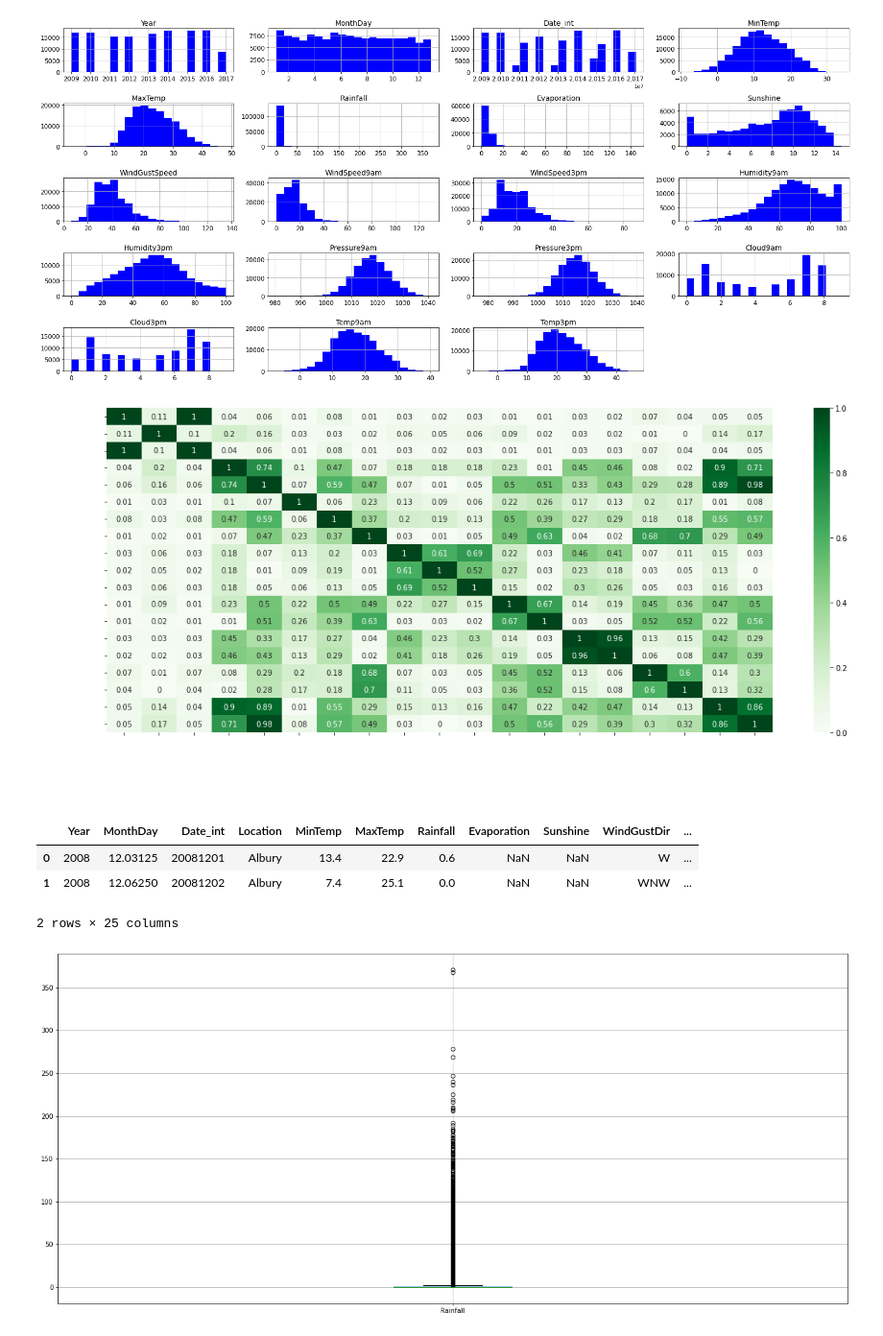
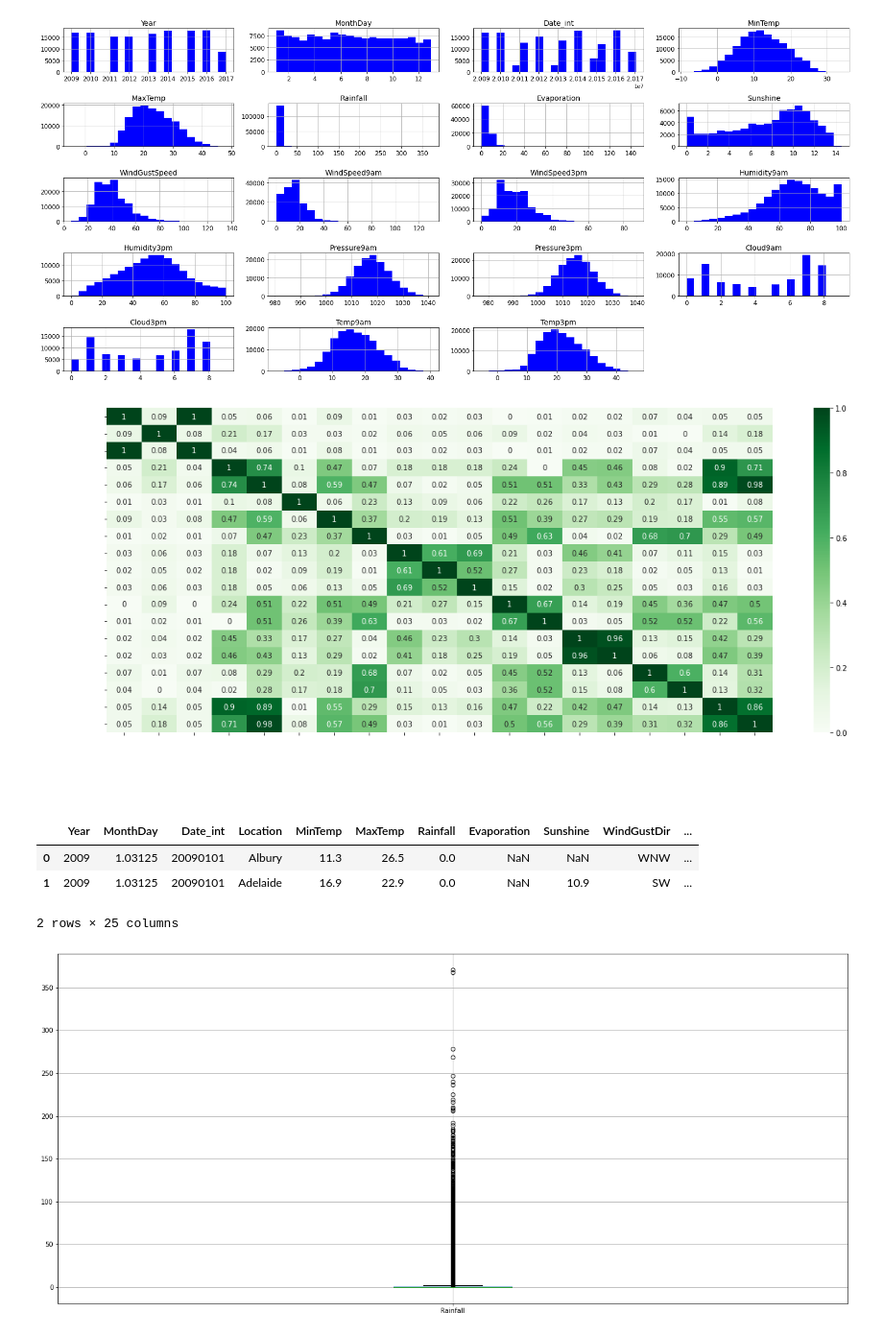
Before and after one commit to ezeguins/analisis_datos_TP, a Jupyter notebook: visualization2.ipynb, the cells around one changed output. Shown at 96% size. Drawn from its saved outputs; the diff is of its cells as text; code cells hidden in the pictures.

```diff
--- a/visualization2.ipynb
+++ b/visualization2.ipynb
@@ -57,4 +57,4 @@ Name: Year, dtype: int64
 # %%
 # Se descartan los años 2007 y 2008 por incompletud.
 dataset__=dataset_[dataset_["Year"]!=2007]
-dataset__=dataset__[dataset__["Year"]!=2008].sort_values(by="Date_int")
+dataset__=dataset__[dataset__["Year"]!=2008].sort_values(by="Date_int").reset_index(inplace=False).drop(columns="index")
@@ -95,13 +105,13 @@ display_distributions(dataset__)
 [figure]
 # %%
 # Graficamos la matriz de colinearidad
-correlation_matrix = dataset_[dataset_.columns].corr().round(2)
+correlation_matrix = dataset__[dataset__.columns].corr().round(2)
 fig,axes = plt.subplots(1,1,figsize=(20,8))
 [t.set_color('white') for t in axes.xaxis.get_ticklabels()]
 [t.set_color('white') for t in axes.yaxis.get_ticklabels()]
 sns.heatmap(data=np.abs(correlation_matrix), annot=True,ax=axes,cmap='Greens');
 # %% [output]
-[figure, old version]
+[figure, new version]
 # %%
 # muy alta correlación lineal entre Temp9am y MinTemp. También entre Temp3pm y MaxTemp, como es lógico. Podríamos eliminar dos variables
 # falta ver que sucede con las categoricas
@@ -112,8 +123,8 @@ def display_boxplot(dataset):
 # %%
-dataset_.head(2)
+dataset__.head(2)
 # %% [output]
 |  | Year | MonthDay | Date_int | Location | MinTemp | MaxTemp | Rainfall | Evaporation | Sunshine | WindGustDir | ... |
-| 0 | 2008 | 12.03125 | 20081201 | Albury | 13.4 | 22.9 | 0.6 | NaN | NaN | W | ... |
-| 1 | 2008 | 12.06250 | 20081202 | Albury | 7.4 | 25.1 | 0.0 | NaN | NaN | WNW | ... |
+| 0 | 2009 | 1.03125 | 20090101 | Albury | 11.3 | 26.5 | 0.0 | NaN | NaN | WNW | ... |
+| 1 | 2009 | 1.03125 | 20090101 | Adelaide | 16.9 | 22.9 | 0.0 | NaN | 10.9 | SW | ... |
 2 rows × 25 columns
 # %%
```
Also changed, not shown: parts of 5 cells of this notebook.
